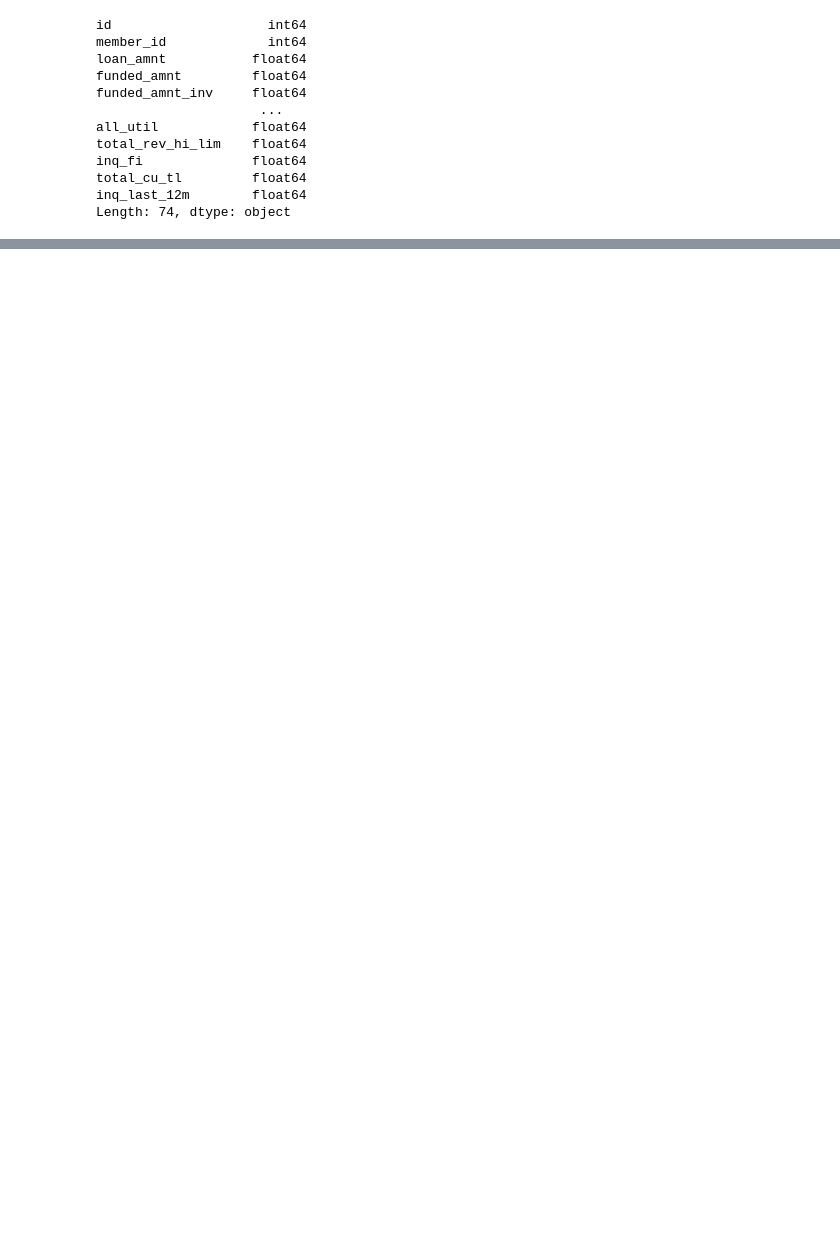
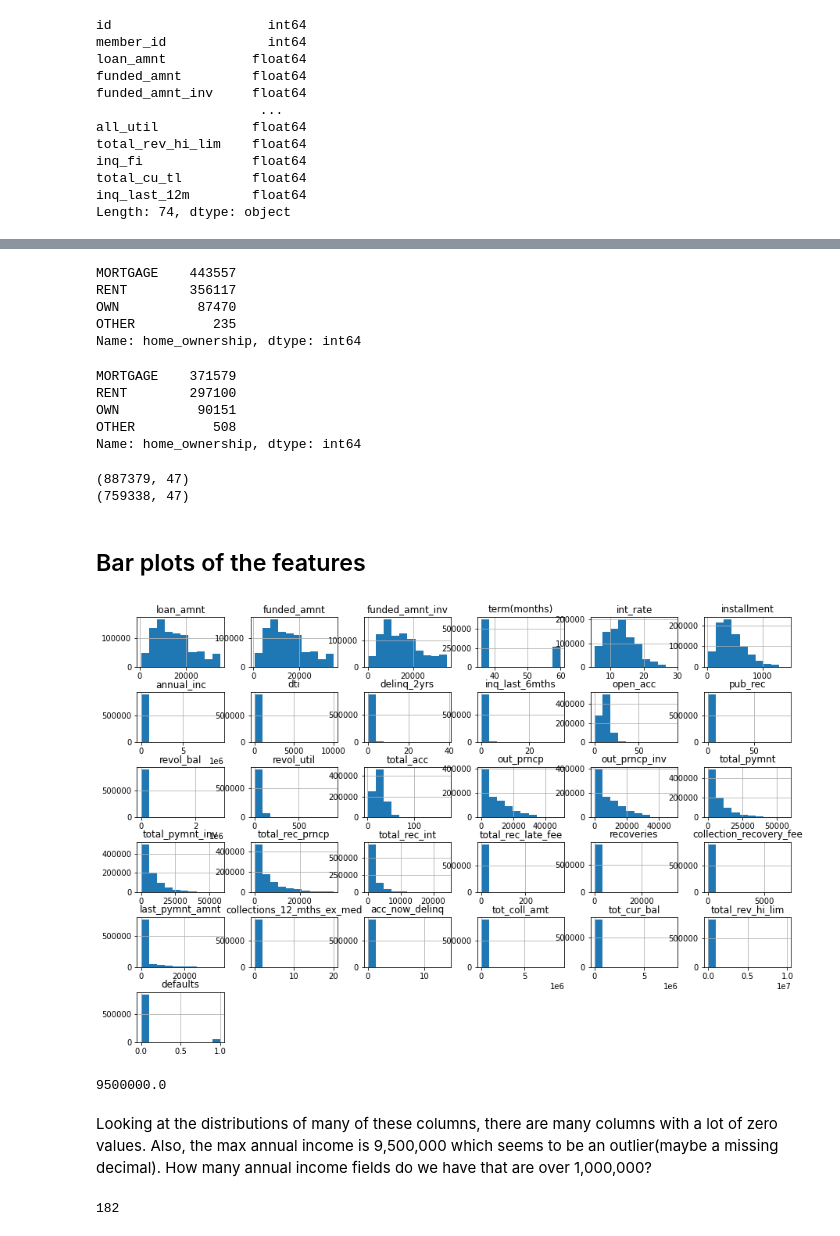
Before and after one commit to S-McDermott/Capstone-2-Loan_Default, a Jupyter notebook: Data_Wrangling.ipynb, the cells around one changed output, grey strips where cells are left out. Cells and saved outputs as stored; diff of their text form; code cells hidden in the pictures; blank space fills up the shorter version.

```diff
--- a/Data_Wrangling.ipynb
+++ b/Data_Wrangling.ipynb
@@ -666,0 +700,3 @@ I still have not decided how to handle some of the object fields like 'title', '
+# %%
+ld_index['defaults'].loc[ld_index['loan_status'] == 'Default'] = 1
+ld_index['defaults'].loc[ld_index['loan_status'] == 'Charged Off'] = 1
@@ -666,0 +728,6 @@ I still have not decided how to handle some of the object fields like 'title', '
+# %%
+ld_index['emp_length'] = ld_index['emp_length'].str.replace('< 1 year', '0')
+ld_index['emp_length'] = ld_index['emp_length'].str.replace('years', '')
+ld_index['emp_length'] = ld_index['emp_length'].str.replace('year', '')
+ld_index['emp_length'] = ld_index['emp_length'].str.replace('10+', '10')
+print(ld_index['emp_length'].value_counts())
@@ -666,0 +771,46 @@ I still have not decided how to handle some of the object fields like 'title', '
+# %%
+ld_index['home_ownership'] = ld_index['home_ownership'].str.replace('ANY', 'OTHER')
+ld_index['home_ownership'] = ld_index['home_ownership'].str.replace('NONE', 'OTHER')
+print(ld_index['home_ownership'].value_counts())
+# %% [output]
+MORTGAGE    443557
+RENT        356117
+OWN          87470
+OTHER          235
+Name: home_ownership, dtype: int64
+# %%
+ld_test_index['home_ownership'] = ld_test_index['home_ownership'].str.replace('ANY', 'OTHER')
+ld_test_index['home_ownership'] = ld_test_index['home_ownership'].str.replace('NONE', 'OTHER')
+print(ld_test_index['home_ownership'].value_counts())
+# %% [output]
+MORTGAGE    371579
+RENT        297100
+OWN          90151
+OTHER          508
+Name: home_ownership, dtype: int64
+# %%
+df = ld_index
+df_test = ld_test_index
+# %%
+print(df.shape)
+print(df_test.shape)
+# %% [output]
+(887379, 47)
+(759338, 47)
+# %% [markdown]
+## Bar plots of the features
+# %%
+df.hist(figsize=(15, 10))
+plt.subplots_adjust(hspace=0.5);
+# %% [output]
+[figure, added]
+# %%
+df['annual_inc'].max()
+# %% [output]
+9500000.0
+# %% [markdown]
+Looking at the distributions of many of these columns, there are many columns with a lot of zero values. Also, the max annual income is 9,500,000 which seems to be an outlier(maybe a missing decimal). How many annual income fields do we have that are over 1,000,000?
+# %%
+sum(df['annual_inc']>=1000000)
+# %% [output]
+182
```
Also changed, not shown: parts of 149 cells of this notebook.
